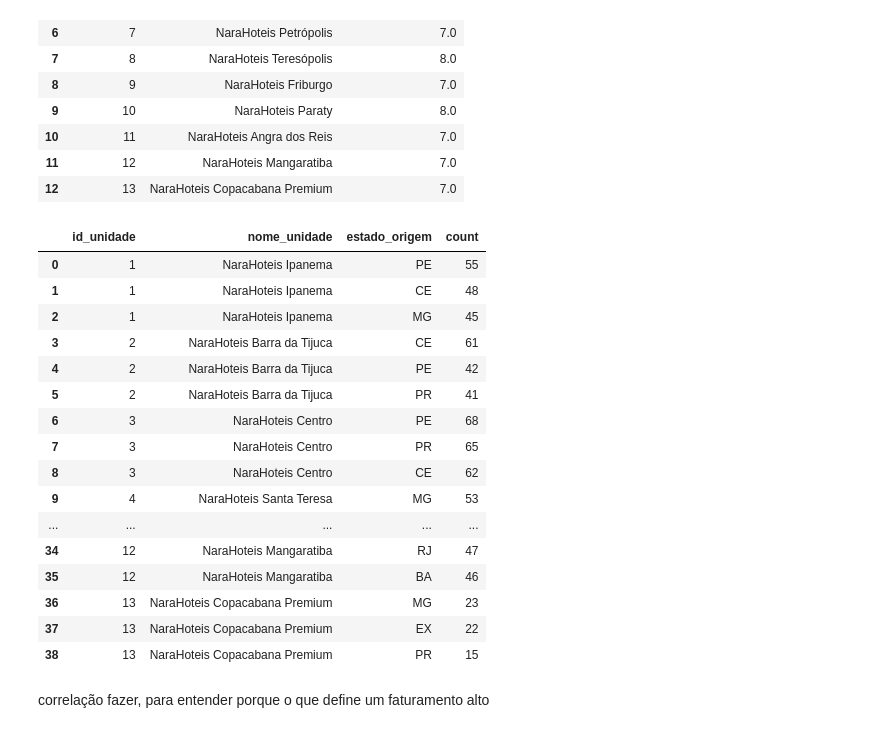
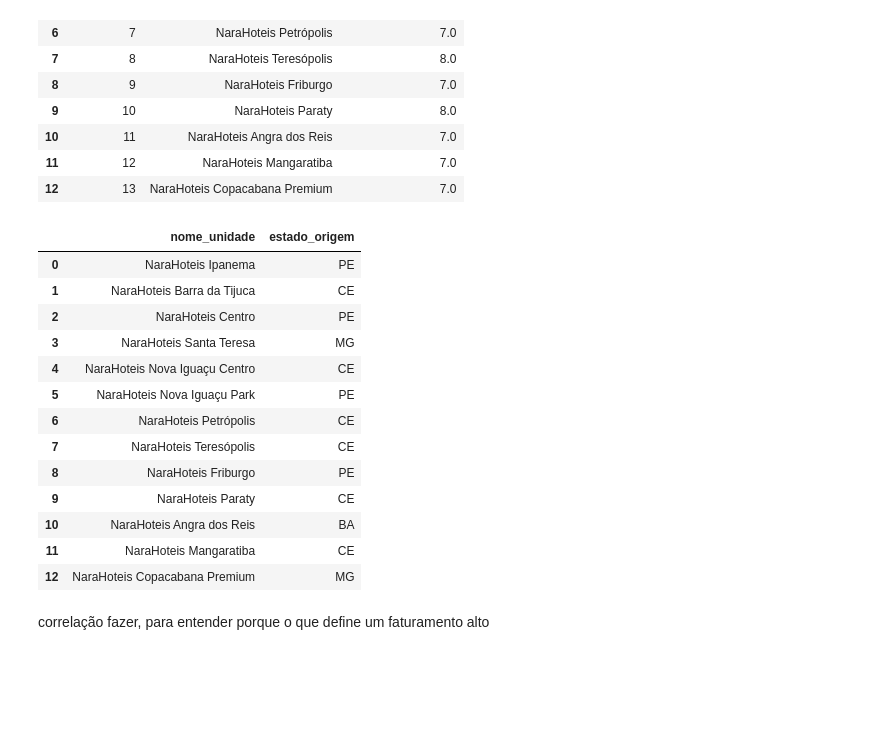
Before and after one commit to IanSeedd/Narahoteis, a Jupyter notebook: notebooks/consulta/consulta.ipynb, the cells around one changed output. Drawn from its saved outputs; the diff is of its cells as text; code cells hidden in the pictures; blank space fills up the shorter version.

```diff
--- a/notebooks/consulta/consulta.ipynb
+++ b/notebooks/consulta/consulta.ipynb
@@ -169,27 +234,25 @@ df_nicho_cliente = df_client_uni_reser.groupby(['id_unidade', 'nome_unidade', 'e
 # %%
 df_nicho_cliente = df_nicho_cliente.sort_values(
     by=['id_unidade', 'count'],
     ascending=[True, False]
 )
-df_nicho_unidade = df_nicho_cliente.groupby(['id_unidade', 'nome_unidade']).head(3).reset_index(drop=True)
-df_nicho_unidade
+df_nicho_unidade = df_nicho_cliente.groupby(['id_unidade', 'nome_unidade']).head(1).reset_index(drop=True)
+df_nicho_unidade_graf = df_nicho_unidade[['nome_unidade', 'estado_origem']]
+df_nicho_unidade_graf
 # %% [output]
-|  | id_unidade | nome_unidade | estado_origem | count |
-| 0 | 1 | NaraHoteis Ipanema | PE | 55 |
-| 1 | 1 | NaraHoteis Ipanema | CE | 48 |
-| 2 | 1 | NaraHoteis Ipanema | MG | 45 |
-| 3 | 2 | NaraHoteis Barra da Tijuca | CE | 61 |
-| 4 | 2 | NaraHoteis Barra da Tijuca | PE | 42 |
-| 5 | 2 | NaraHoteis Barra da Tijuca | PR | 41 |
-| 6 | 3 | NaraHoteis Centro | PE | 68 |
-| 7 | 3 | NaraHoteis Centro | PR | 65 |
-| 8 | 3 | NaraHoteis Centro | CE | 62 |
-| 9 | 4 | NaraHoteis Santa Teresa | MG | 53 |
-| ... | ... | ... | ... | ... |
-| 34 | 12 | NaraHoteis Mangaratiba | RJ | 47 |
-| 35 | 12 | NaraHoteis Mangaratiba | BA | 46 |
-| 36 | 13 | NaraHoteis Copacabana Premium | MG | 23 |
-| 37 | 13 | NaraHoteis Copacabana Premium | EX | 22 |
-| 38 | 13 | NaraHoteis Copacabana Premium | PR | 15 |
+|  | nome_unidade | estado_origem |
+| 0 | NaraHoteis Ipanema | PE |
+| 1 | NaraHoteis Barra da Tijuca | CE |
+| 2 | NaraHoteis Centro | PE |
+| 3 | NaraHoteis Santa Teresa | MG |
+| 4 | NaraHoteis Nova Iguaçu Centro | CE |
+| 5 | NaraHoteis Nova Iguaçu Park | PE |
+| 6 | NaraHoteis Petrópolis | CE |
+| 7 | NaraHoteis Teresópolis | CE |
+| 8 | NaraHoteis Friburgo | PE |
+| 9 | NaraHoteis Paraty | CE |
+| 10 | NaraHoteis Angra dos Reis | BA |
+| 11 | NaraHoteis Mangaratiba | CE |
+| 12 | NaraHoteis Copacabana Premium | MG |
 # %% [markdown]
 correlação fazer, para entender porque o que define um faturamento alto
```
Also changed, not shown: parts of 7 cells of this notebook, 13 other files.
